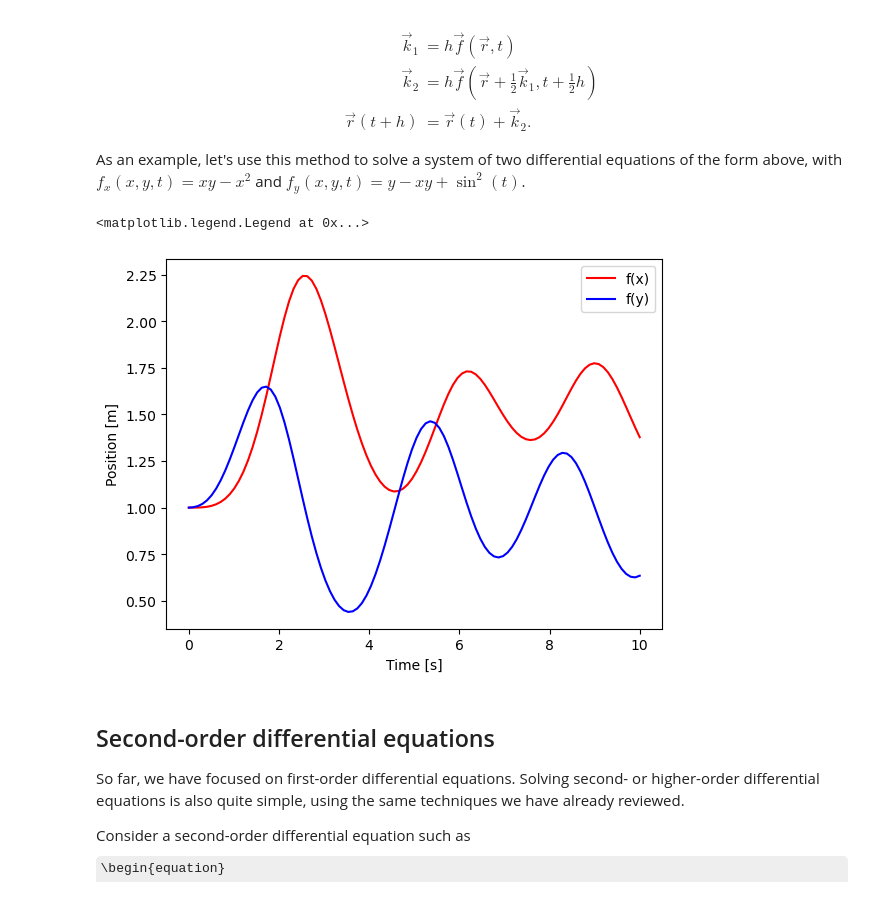
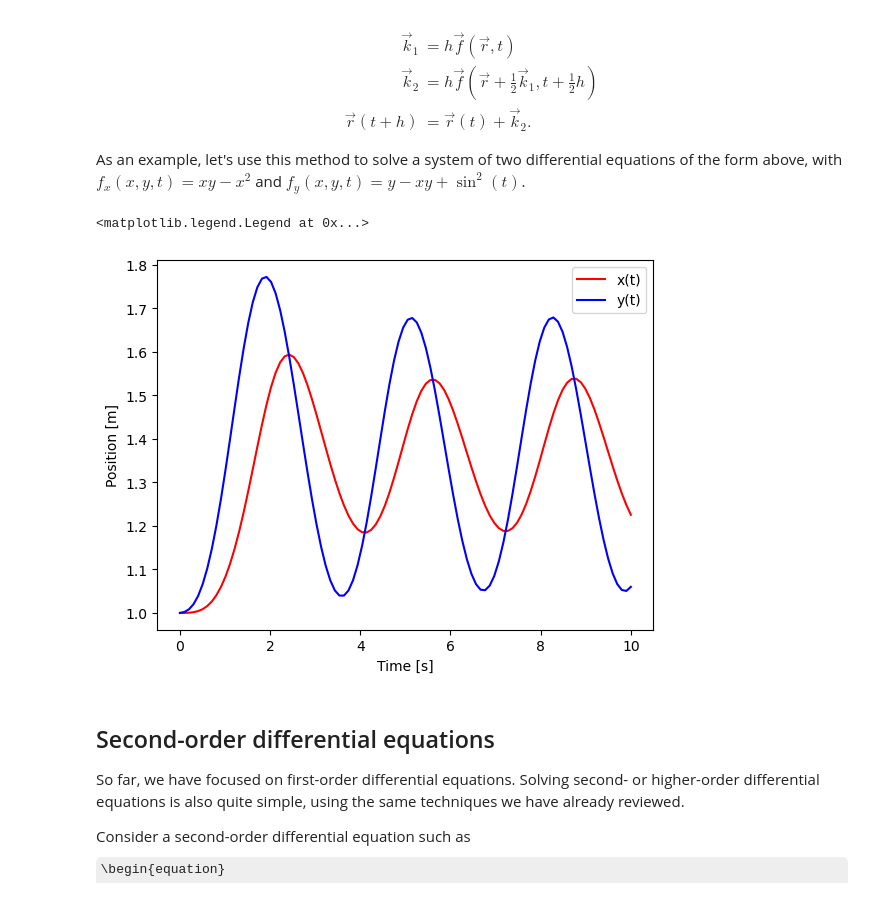
Before and after one commit to jstupak/ComputationalPhysics, a Jupyter notebook: LectureNotes/13_differentialEquations.ipynb, the cells around one changed output. Saved outputs shown, nothing was run; the diff lists cells and outputs as text; code cells hidden in the pictures; some formulas as TeX source.

```diff
--- a/LectureNotes/13_differentialEquations.ipynb
+++ b/LectureNotes/13_differentialEquations.ipynb
@@ -36,7 +36,7 @@ from matplotlib import pyplot as plt
 x0 = 10 #m
 t0 = 0 #s
 tf = 1 #s
-N = 200 #number of steps to perform
+N = 100 #number of steps to perform
 
 def f(x,t):
     return -3 * t**2 * math.exp(x)
@@ -59,9 +59,11 @@ def eulerMethod(f, x0, t0, tf, N):
 
 tValues, euler = eulerMethod(f, x0, t0, tf, N)
 
+ana = -np.log(tValues**3 + math.exp(-x0))
+
 plt.figure()
 
-plt.plot(tValues, -np.log(tValues**3 + math.exp(-x0)), "r" , label="Analytical solution")
+plt.plot(tValues, ana, "r" , label="Analytical solution")
 plt.plot(tValues, euler, "b--" , label="Euler's method")
 
 plt.xlabel("Time [s]")
@@ -333,7 +362,7 @@ def u2t(u):
 
     for v in u:
         #make sure not to divide by zero (when u=1)
-        if math.isclose(v,1): result.append(1e99)
+        if math.isclose(v,1): result.append(1e4)
         else:                 result.append(v/(1-v))
 
     return result
@@ -351,4 +380,5 @@ plt.xlabel("Time [s]")
 plt.ylabel("Position [m]")
 
 plt.xscale('log')
+plt.legend(loc='best')
 # %% [output]
@@ -381,7 +412,7 @@ tf = 10 #s
 N = 100 #number of steps to perform
 
 def fx(x,y,t):
-    return x*y - x
+    return x*y - x*x
 
 def fy(x,y,t):
     return y - x*y + math.sin(t)**2
@@ -401,36 +432,36 @@ def rk2Method2(fx, fy, x0, y0, t0, tf, N):
         ##########################################################
         k1x = h*fx(x, y, t)  #x-component of the ki are calculated from fx
         k1y = h*fy(x, y, t)  #y-component of the ki are calculated from fy
 
         #evaluate vec{f} at vec{r}+vec{k1}/2
         k2x = h*fx(x+k1x/2, y+k1y/2, t+(h/2))
         k2y = h*fy(x+k1x/2, y+k1y/2, t+(h/2))
 
         x = x + k2x
         y = y + k2y
         ##########################################################
 
         xValues.append(x)
         yValues.append(y)
 
     return tValues, xValues, yValues
 
 ####################################################################
 
 tValues, xValues, yValues = rk2Method2(fx, fy, x0, y0, t0, tf, N)
 
 plt.figure()
 
-plt.plot(tValues, xValues, "r" , label="f(x)")
-plt.plot(tValues, yValues, "b" , label="f(y)")
+plt.plot(tValues, xValues, "r" , label="x(t)")
+plt.plot(tValues, yValues, "b" , label="y(t)")
 
 plt.xlabel("Time [s]")
 plt.ylabel("Position [m]")
 
 plt.legend(loc='best')
 # %% [output]
 <matplotlib.legend.Legend at 0x...>
-[figure, old version]
+[figure, new version]
 # %% [markdown]
 ## Second-order differential equations
 
```
Also changed, not shown: parts of 11 cells of this notebook.
